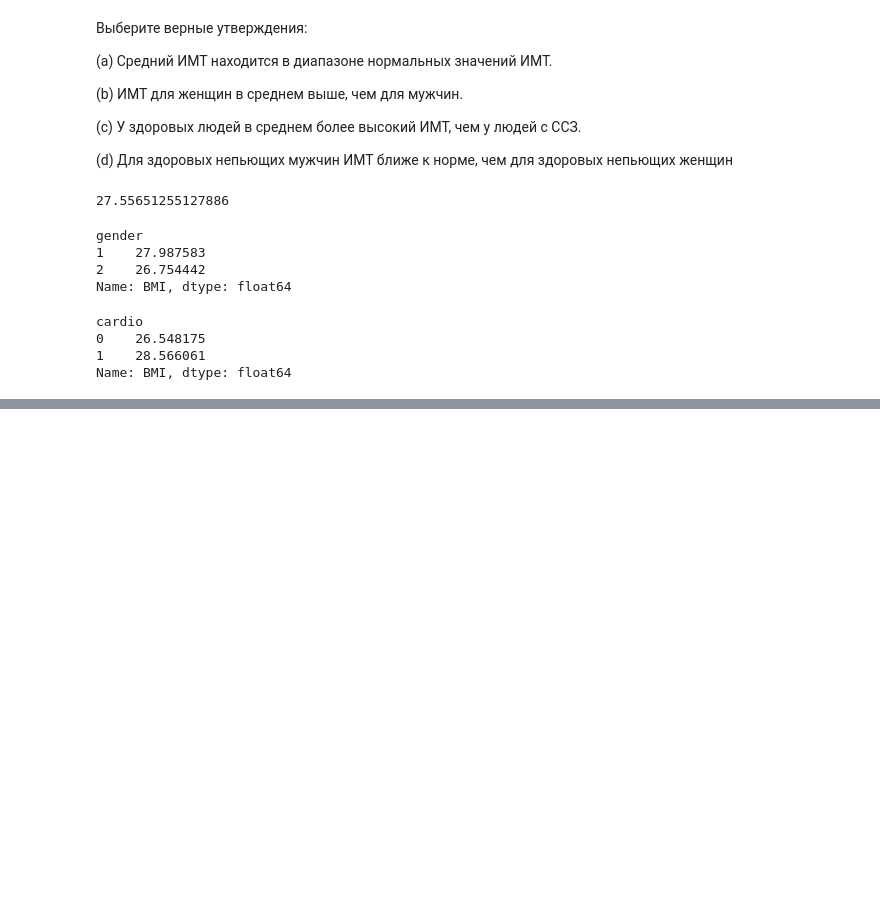
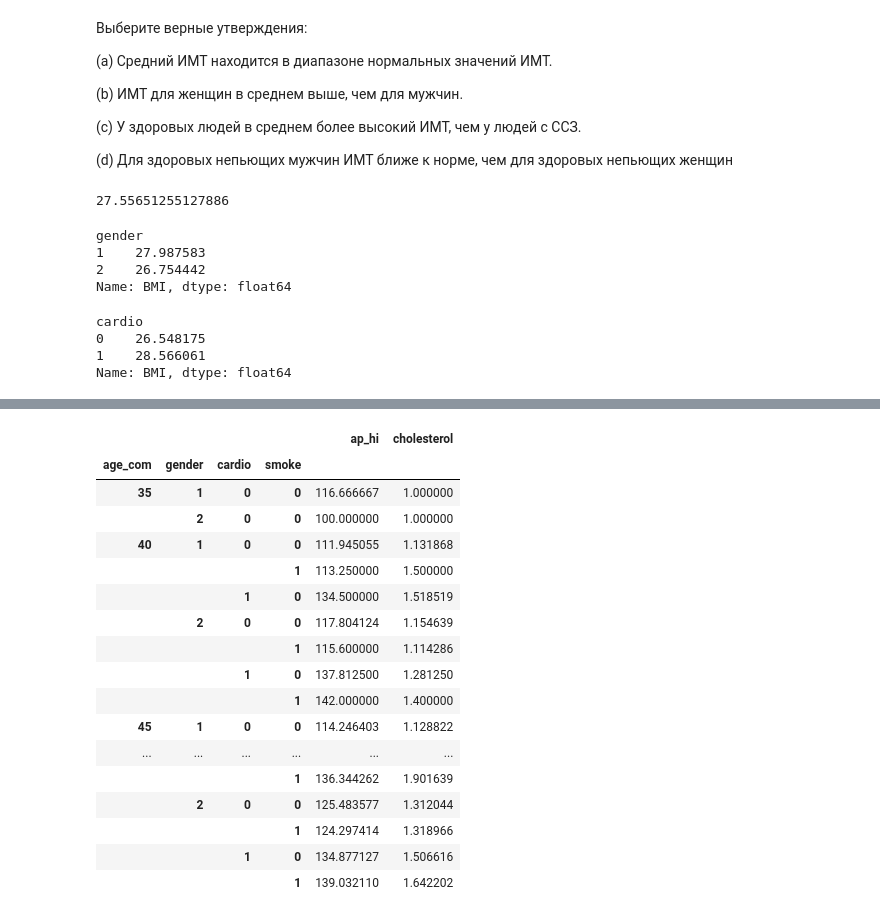
Before and after one commit to EkaterinaZernyukova/data_analysis, a Jupyter notebook: jupyter_notebook/eda_cardio_train.ipynb, the cells around one changed output, grey strips where cells are left out. Drawn from its saved outputs; the diff is of its cells as text; code cells hidden in the pictures; blank space fills up the shorter version.

```diff
--- a/jupyter_notebook/eda_cardio_train.ipynb
+++ b/jupyter_notebook/eda_cardio_train.ipynb
@@ -163,0 +210,3 @@ TypeError: unsupported operand type(s) for &: 'str' and 'str'
+# %%
+new_age={40.0:45,41.0:45,42.0:45,43.0:45,44.0:45,45.0:45,39.0:40,30.0:35,46.0:50,47.0:50,48.0:50,49.0:50,50.0:50,51.0:55,52.0:55,53.0:55,54.0:55,55.0:55,56.0:60,57.0:60,58.0:60,59.0:60,60.0:60,61.0:65,62.0:65,63.0:65,64.0:65,65.0:65}
+df["age_com"]=df["age"].map(new_age)
@@ -163,0 +226,21 @@ TypeError: unsupported operand type(s) for &: 'str' and 'str'
+# %%
+df.pivot_table(values=["cholesterol","ap_hi"],index=["age_com","gender","cardio","smoke"])
+# %% [output]
+|  |  |  |  | ap_hi | cholesterol |
+| age_com | gender | cardio | smoke |  |  |
+| 35 | 1 | 0 | 0 | 116.666667 | 1.000000 |
+|  | 2 | 0 | 0 | 100.000000 | 1.000000 |
+| 40 | 1 | 0 | 0 | 111.945055 | 1.131868 |
+|  |  |  | 1 | 113.250000 | 1.500000 |
+|  |  | 1 | 0 | 134.500000 | 1.518519 |
+|  | 2 | 0 | 0 | 117.804124 | 1.154639 |
+|  |  |  | 1 | 115.600000 | 1.114286 |
+|  |  | 1 | 0 | 137.812500 | 1.281250 |
+|  |  |  | 1 | 142.000000 | 1.400000 |
+| 45 | 1 | 0 | 0 | 114.246403 | 1.128822 |
+| ... | ... | ... | ... | ... | ... |
+|  |  |  | 1 | 136.344262 | 1.901639 |
+|  | 2 | 0 | 0 | 125.483577 | 1.312044 |
+|  |  |  | 1 | 124.297414 | 1.318966 |
+|  |  | 1 | 0 | 134.877127 | 1.506616 |
+|  |  |  | 1 | 139.032110 | 1.642202 |
```
Also changed, not shown: parts of 14 cells of this notebook.
